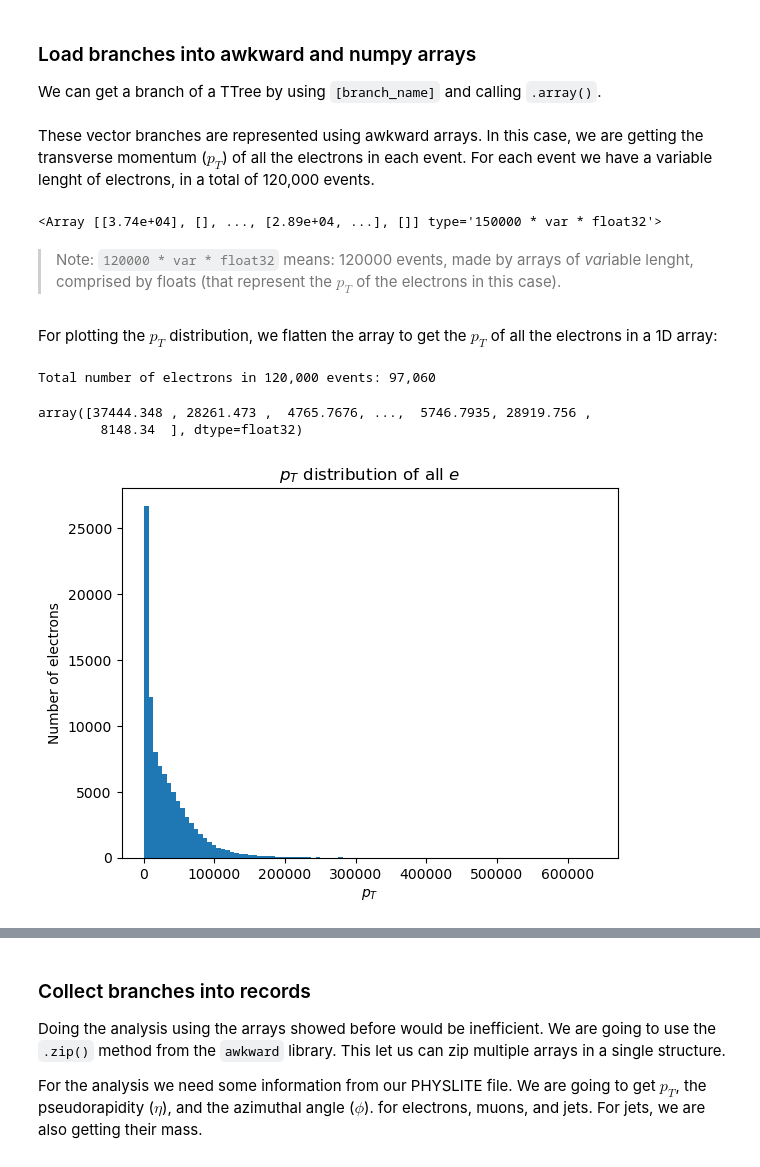
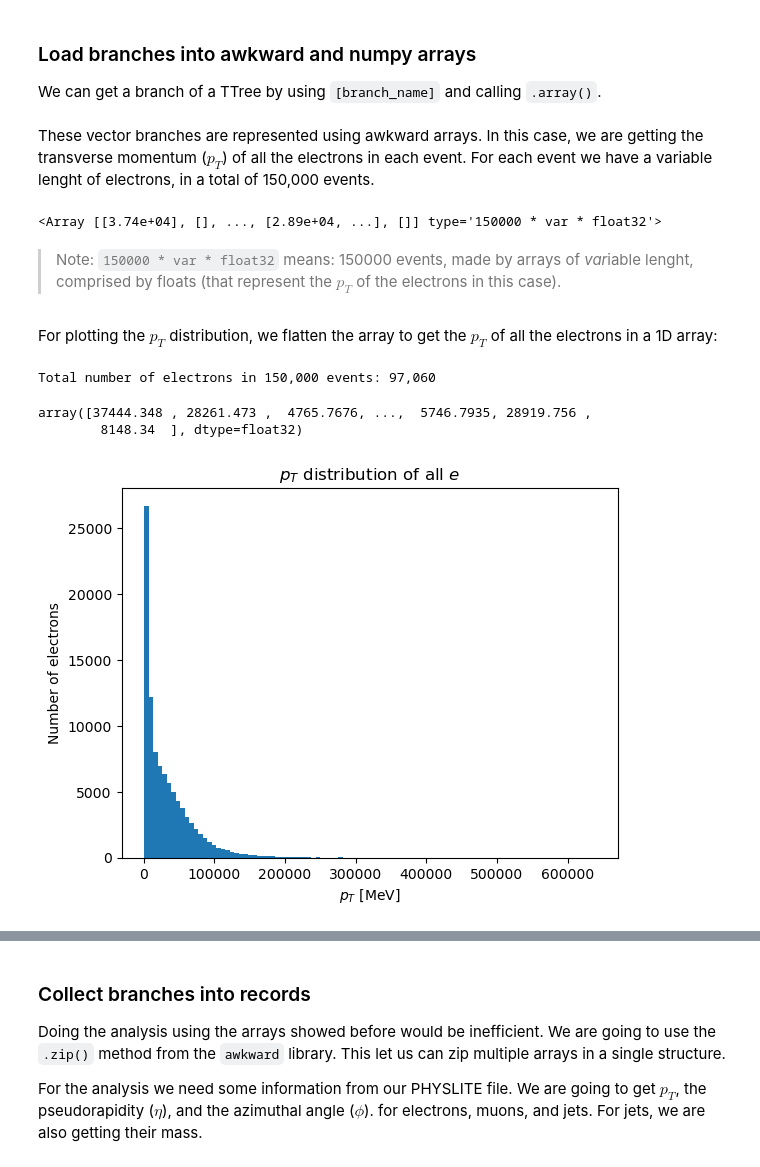
Before and after one commit to ekourlit/auth-tutorial-columnar-HEP, a Jupyter notebook: part-4/lecture-slides.ipynb, the cells around one changed output, grey strips where cells are left out. Cells and saved outputs as stored; diff of their text form; code cells hidden in the pictures.

```diff
--- a/part-4/physlite_tutorial.ipynb
+++ b/part-4/lecture-slides.ipynb
@@ -92,28 +97,29 @@ We can get a branch of a TTree by using `[branch_name]` and calling `.array()`.
 # %%
 el_pt = tree["AnalysisElectronsAuxDyn.pt"].array()
 # %% [markdown]
-These vector branches are represented using awkward arrays. In this case, we are getting the transverse momentum ($p_T$) of all the electrons in each event. For each event we have a variable lenght of electrons, in a total of 120,000 events.
+These vector branches are represented using awkward arrays. In this case, we are getting the transverse momentum ($p_T$) of all the electrons in each event. For each event we have a variable lenght of electrons, in a total of 150,000 events.
 # %%
 el_pt
 # %% [output]
 <Array [[3.74e+04], [], ..., [2.89e+04, ...], []] type='150000 * var * float32'>
 # %% [markdown]
-> Note: `120000 * var * float32` means: 120000 events, made by arrays of *var*iable lenght, comprised by floats (that represent the $p_T$ of the electrons in this case).
+> Note: `150000 * var * float32` means: 150000 events, made by arrays of *var*iable lenght, comprised by floats (that represent the $p_T$ of the electrons in this case).
 # %% [markdown]
 For plotting the $p_T$ distribution, we flatten the array to get the $p_T$ of all the electrons in a 1D array:
 # %%
 el_pt_np = ak.flatten(el_pt).to_numpy()
-print(f'Total number of electrons in 120,000 events: {len(el_pt_np):,}')
+print(f'Total number of electrons in 150,000 events: {len(el_pt_np):,}')
 el_pt_np
 # %% [output]
-Total number of electrons in 120,000 events: 97,060
+Total number of electrons in 150,000 events: 97,060
 array([37444.348 , 28261.473 ,  4765.7676, ...,  5746.7935, 28919.756 ,
         8148.34  ], dtype=float32)
 # %%
 plt.hist(el_pt_np, bins=100)
+# plt.yscale('log')
 plt.title('$p_T$ distribution of all $e$')
-plt.xlabel('$p_T$')
+plt.xlabel('$p_T$ [MeV]')
 plt.ylabel('Number of electrons')
 plt.show()
 # %% [output]
-[figure, old version]
+[figure, new version]
```
Also changed, not shown: parts of 28 cells of this notebook, 1 other file.
